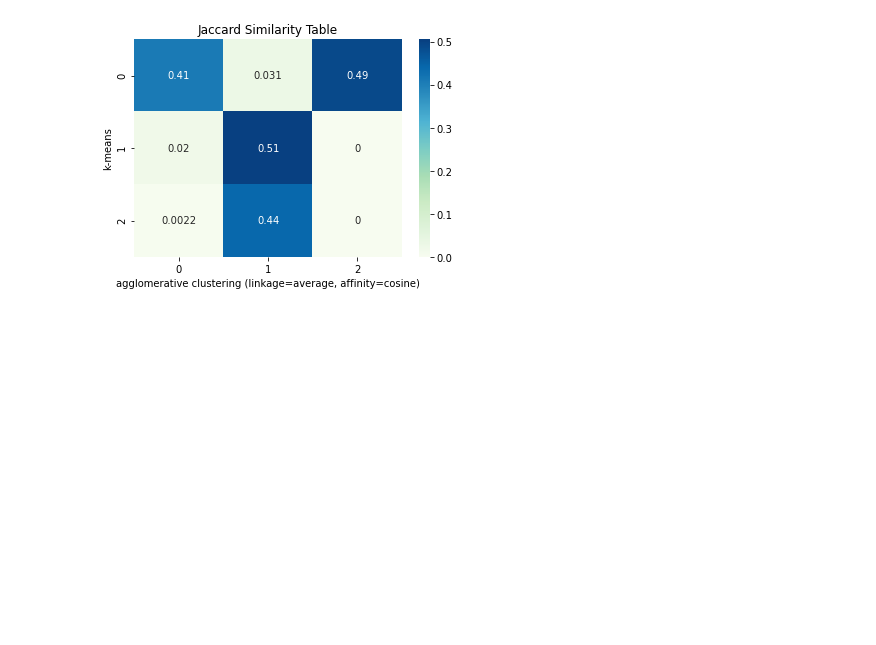
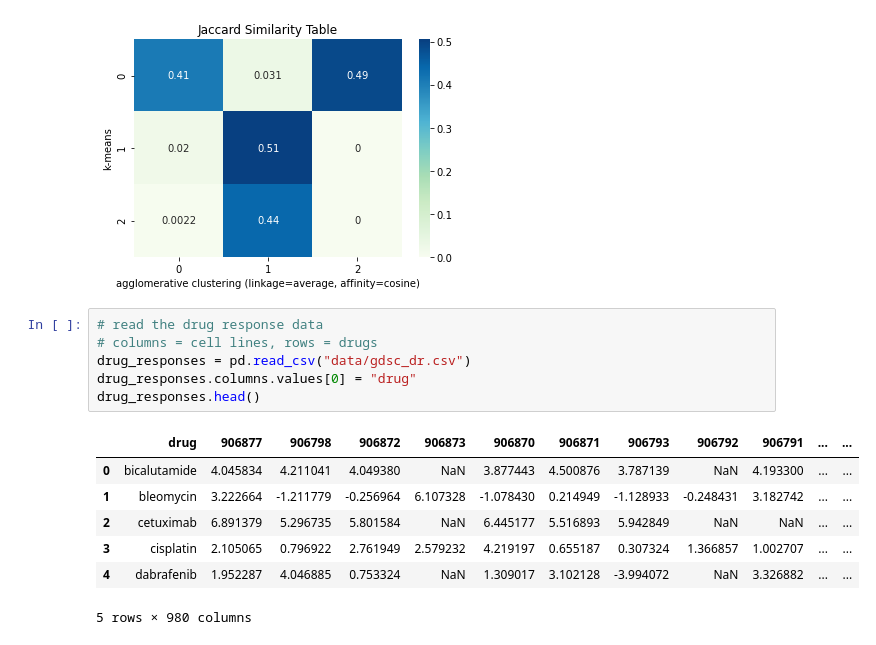
Before and after one commit to YazdanZ/ClinicalDrugResponse_CCL_LASSO, a Jupyter notebook: project.ipynb, the cells around one changed output. Drawn from its saved outputs; the diff is of its cells as text; blank space fills up the shorter version.

Commit message:
Start working on drug response prediction using lasso

```diff
--- a/project.ipynb
+++ b/project.ipynb
@@ -271,3 +270,17 @@ plot_jaccard_heatmap(table, "Jaccard Similarity Table", "agglomerative clusterin
 Took 18.21688199043274 seconds
 [figure]
 [figure]
+# %%
+# read the drug response data
+# columns = cell lines, rows = drugs
+drug_responses = pd.read_csv("data/gdsc_dr.csv")
+drug_responses.columns.values[0] = "drug"
+drug_responses.head()
+# %% [output]
+|  | drug | 906877 | 906798 | 906872 | 906873 | 906870 | 906871 | 906793 | 906792 | 906791 | ... | ... |
+| 0 | bicalutamide | 4.045834 | 4.211041 | 4.049380 | NaN | 3.877443 | 4.500876 | 3.787139 | NaN | 4.193300 | ... | ... |
+| 1 | bleomycin | 3.222664 | -1.211779 | -0.256964 | 6.107328 | -1.078430 | 0.214949 | -1.128933 | -0.248431 | 3.182742 | ... | ... |
+| 2 | cetuximab | 6.891379 | 5.296735 | 5.801584 | NaN | 6.445177 | 5.516893 | 5.942849 | NaN | NaN | ... | ... |
+| 3 | cisplatin | 2.105065 | 0.796922 | 2.761949 | 2.579232 | 4.219197 | 0.655187 | 0.307324 | 1.366857 | 1.002707 | ... | ... |
+| 4 | dabrafenib | 1.952287 | 4.046885 | 0.753324 | NaN | 1.309017 | 3.102128 | -3.994072 | NaN | 3.326882 | ... | ... |
+5 rows × 980 columns
```
Also changed, not shown: parts of 8 cells of this notebook.
